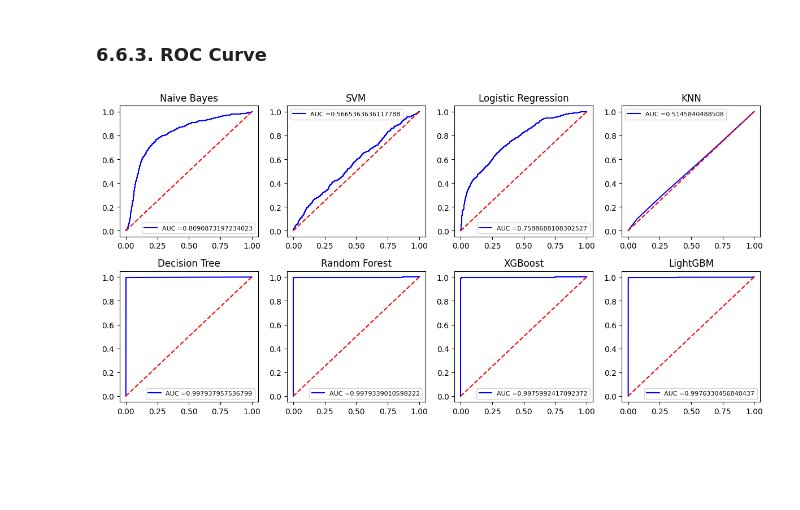
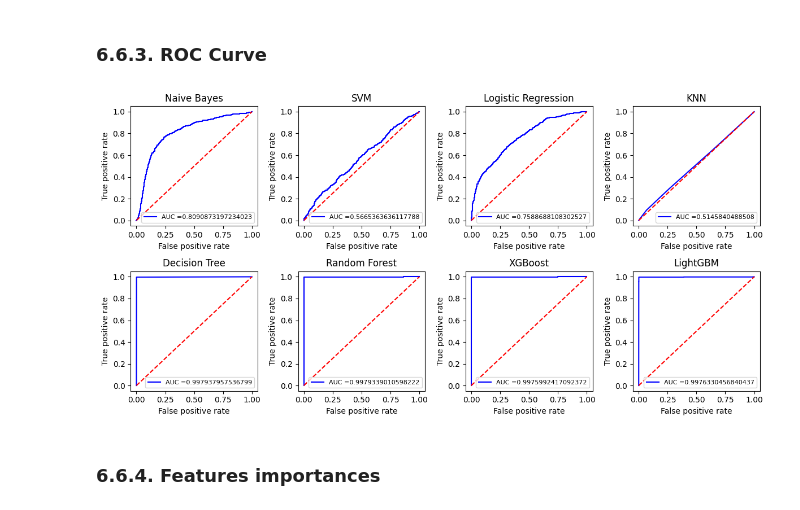
Before and after one commit to DamodaraBarbosa/bank_customer_churn_prediction, a Jupyter notebook: bank_customer_churn_prediction.ipynb, the cells around one changed output. Drawn from its saved outputs; the diff is of its cells as text; code cells hidden in the pictures; blank space fills up the shorter version.

```diff
--- a/bank_customer_churn_prediction.ipynb
+++ b/bank_customer_churn_prediction.ipynb
@@ -788,6 +788,9 @@ plt.show()
 ### 6.6.3. ROC Curve
 # %%
 def roc_curves_scores(models: dict):
+  """""""""
+  models: trained models that will be used to define true positive rate and false positive rate.
+  """""""""
   curves_metrics = dict()
 
   for model_name, trained_model in models.items():
@@ -816,9 +821,10 @@ ax[0, 0].plot(
     'b', label = 'AUC =' + str(dict_roc_curves['Naive Bayes']['roc_auc'])
 )
 ax[0, 0].set_title('Naive Bayes')
+ax[0, 0].set_xlabel('False positive rate')
+ax[0, 0].set_ylabel('True positive rate')
 ax[0, 0].legend(fontsize= 8)
 ax[0, 0].plot([0, 1], [0, 1], 'r--')
-plt.tight_layout()
 
 # ROC CURVE for SVM:
 
@@ -828,7 +834,9 @@ ax[0, 1].plot(
     'b', label = 'AUC =' + str(dict_roc_curves['SVM']['roc_auc'])
 )
 ax[0, 1].set_title('SVM')
-ax[0, 1].legend(fontsize= 8)
+ax[0, 1].set_xlabel('False positive rate')
+ax[0, 1].set_ylabel('True positive rate')
+ax[0, 1].legend(fontsize= 8, loc= 'lower right')
 ax[0, 1].plot([0, 1], [0, 1], 'r--')
 plt.tight_layout()
 
@@ -840,6 +848,8 @@ ax[0, 2].plot(
     'b', label = 'AUC =' + str(dict_roc_curves['Logistic Regression']['roc_auc'])
 )
 ax[0, 2].set_title('Logistic Regression')
+ax[0, 2].set_xlabel('False positive rate')
+ax[0, 2].set_ylabel('True positive rate')
 ax[0, 2].legend(fontsize= 8)
 ax[0, 2].plot([0, 1], [0, 1], 'r--')
 
@@ -851,7 +861,9 @@ ax[0, 3].plot(
     'b', label = 'AUC =' + str(dict_roc_curves['KNN']['roc_auc'])
 )
 ax[0, 3].set_title('KNN')
-ax[0, 3].legend(fontsize= 8)
+ax[0, 3].legend(fontsize= 8, loc= 'lower right')
+ax[0, 3].set_xlabel('False positive rate')
+ax[0, 3].set_ylabel('True positive rate')
 ax[0, 3].plot([0, 1], [0, 1], 'r--')
 
 # ROC CURVE for Decision Tree:
@@ -862,6 +874,8 @@ ax[1, 0].plot(
     'b', label = 'AUC =' + str(dict_roc_curves['Decision Tree']['roc_auc'])
 )
 ax[1, 0].set_title('Decision Tree')
+ax[1, 0].set_xlabel('False positive rate')
+ax[1, 0].set_ylabel('True positive rate')
 ax[1, 0].legend(fontsize= 8)
 ax[1, 0].plot([0, 1], [0, 1], 'r--')
 
@@ -873,32 +887,40 @@ ax[1, 1].plot(
     'b', label = 'AUC =' + str(dict_roc_curves['Random Forest']['roc_auc'])
 )
 ax[1, 1].set_title('Random Forest')
+ax[1, 1].set_xlabel('False positive rate')
+ax[1, 1].set_ylabel('True positive rate')
 ax[1, 1].legend(fontsize= 8)
 ax[1, 1].plot([0, 1], [0, 1], 'r--')
 
 # ROC CURVE for XGBoost:
 
 ax[1, 2].plot(
     dict_roc_curves['XGBoost']['fpr'],
     dict_roc_curves['XGBoost']['tpr'],
     'b', label = 'AUC =' + str(dict_roc_curves['XGBoost']['roc_auc'])
 )
 ax[1, 2].set_title('XGBoost')
+ax[1, 2].set_xlabel('False positive rate')
+ax[1, 2].set_ylabel('True positive rate')
 ax[1, 2].legend(fontsize= 8)
 ax[1, 2].plot([0, 1], [0, 1], 'r--')
 
 # ROC CURVE for LightGBM:
 
 ax[1, 3].plot(
     dict_roc_curves['LightGBM']['fpr'],
     dict_roc_curves['LightGBM']['tpr'],
     'b', label = 'AUC =' + str(dict_roc_curves['LightGBM']['roc_auc'])
 )
 ax[1, 3].set_title('LightGBM')
+ax[1, 3].set_xlabel('False positive rate')
+ax[1, 3].set_ylabel('True positive rate')
 ax[1, 3].legend(fontsize= 8)
 ax[1, 3].plot([0, 1], [0, 1], 'r--')
 
 plt.tight_layout()
 plt.show()
 # %% [output]
-[figure, old version]
+[figure, new version]
+# %% [markdown]
+### 6.6.4. Features importances
```
Also changed, not shown: parts of 4 cells of this notebook.
